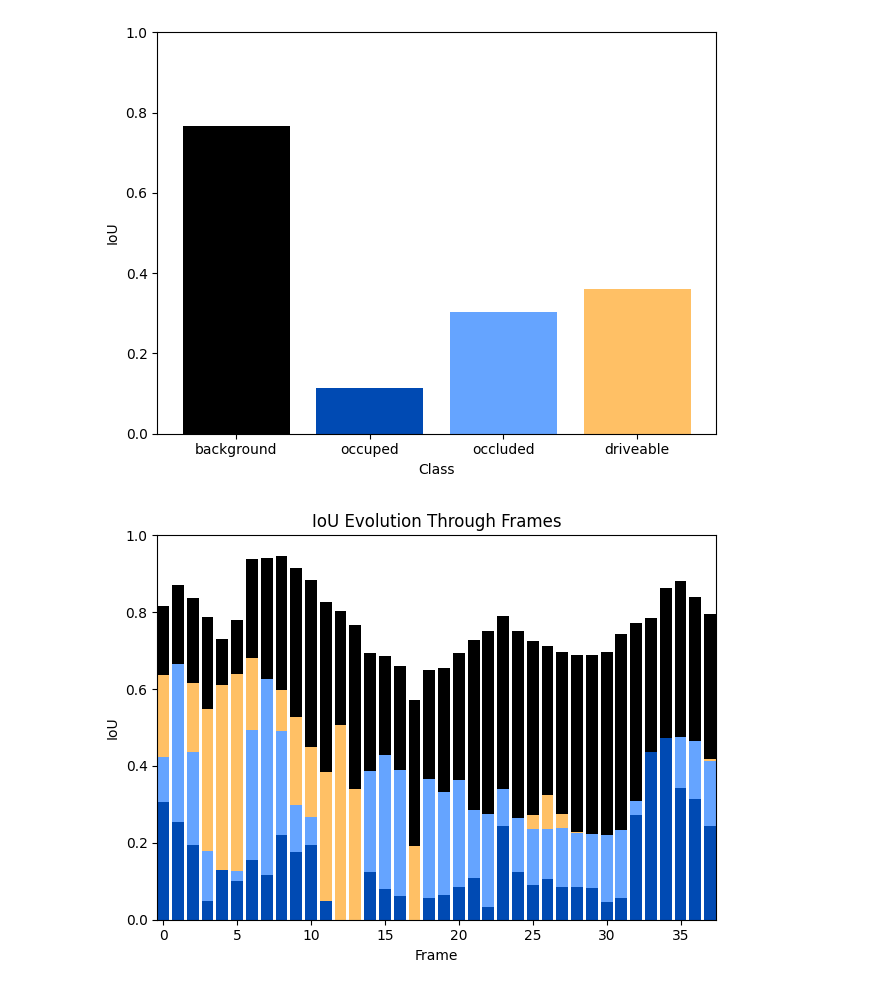
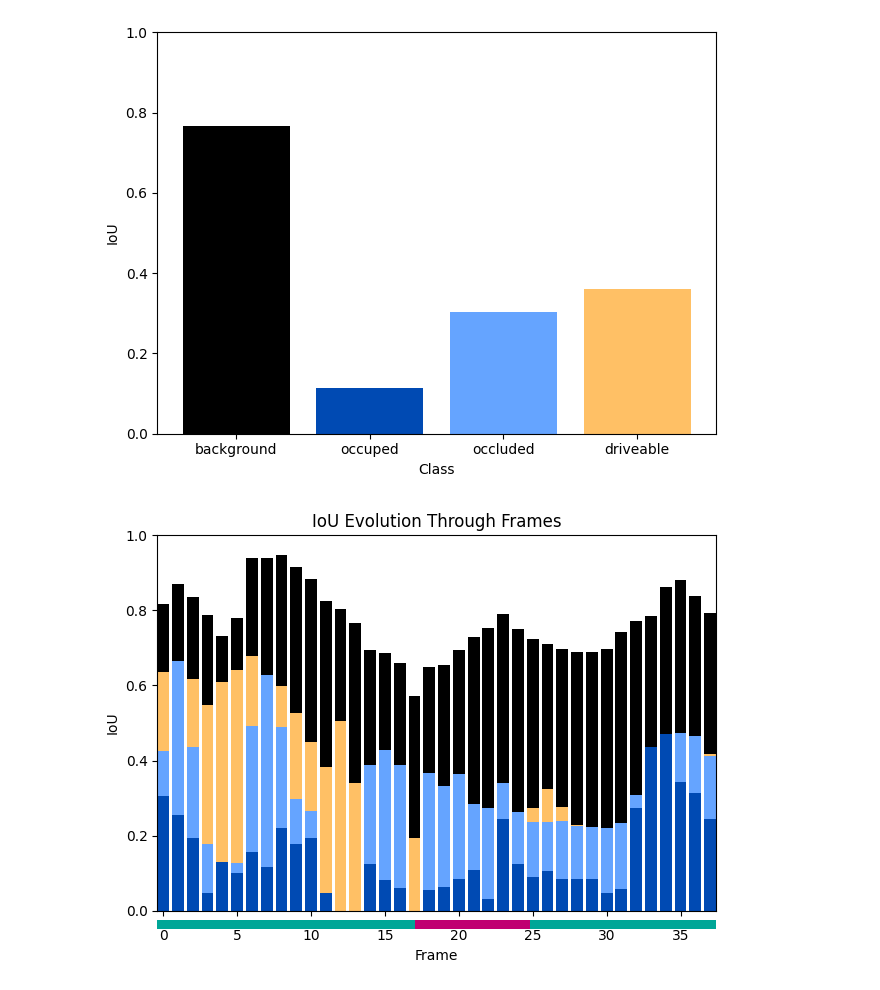
Before and after one commit to alanglk/BEV2Seg_2, a Jupyter notebook: notebooks/evaluate_masks.ipynb, the cells around one changed output. Saved outputs shown, nothing was run; the diff lists cells and outputs as text; code cells hidden in the pictures.

```diff
--- a/notebooks/evaluate_masks.ipynb
+++ b/notebooks/evaluate_masks.ipynb
@@ -10,6 +10,9 @@ import seaborn as sns
 from tabulate import tabulate
 import matplotlib.pyplot as plt
 from matplotlib.pyplot import Axes
+from matplotlib.colors import ListedColormap
+
+from typing import List, Dict, Union, Tuple, TypedDict, Any
 
 warnings.filterwarnings('ignore')
 #%cd /workspaces/bev2seg_2/
@@ -19,7 +22,7 @@ warnings.filterwarnings('ignore')
 DATA_PATH = "./data/pipeline_mask_evaluations.pkl"
 
 # Window = 5 and turning_threshold = 5.0 deg
-TRACK_TURN_FLAGS_5DEG = [False, False, False, False, False, False, False, False, False, False, False, False, False, False, False, False, False, False, True, True, True, True, True, True, True, True, False, False, False, False, False, False, False, False, False, False, False, False, False]
+TRACK_TURN_FLAGS_5DEG = [False, False, False, False, False, False, False, False, False, False, False, False, False, False, False, False, False, False, True, True, True, True, True, True, True, True, False, False, False, False, False, False, False, False, False, False, False, False]
 # %% [output]
 /home/ag6154lk/BEV2Seg_2
 # %% [markdown]
@@ -254,10 +329,10 @@ Mean IoU along all frames: 0.3866126754503908 std: 0.23824068801392048
 [figure]
 # %%
 plot_mean_iou_per_frame(data, 'scene-0061', 'background', title="")
-plot_mean_iou_per_frame(data, 'scene-0061', 'driveable', title="")
+plot_mean_iou_per_frame(data, 'scene-0061', 'driveable', title="", rotation_data=TRACK_TURN_FLAGS_5DEG)
 plot_mean_iou_per_frame(data, 'scene-0061', 'occluded', title="")
 plot_mean_iou_per_frame(data, 'scene-0061', 'occuped', title="IoU Evolution Through Frames")
 plt.tight_layout()
 plt.show()
 # %% [output]
-[figure, old version]
+[figure, new version]
```
Also changed, not shown: parts of 5 cells of this notebook, 1 other file.
